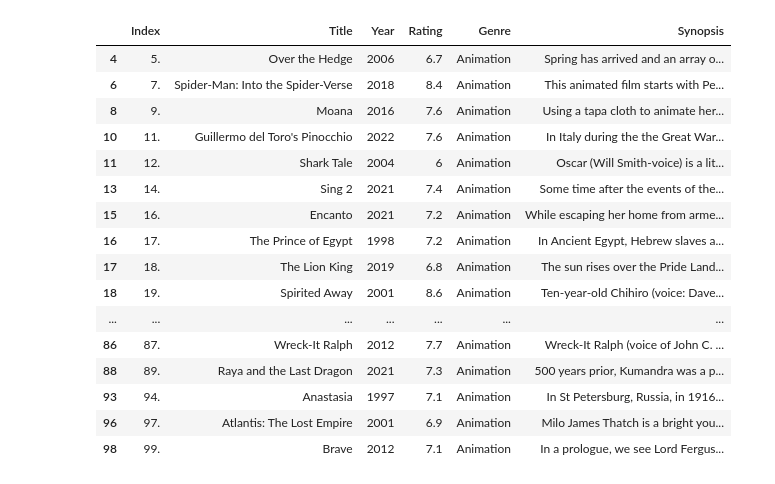
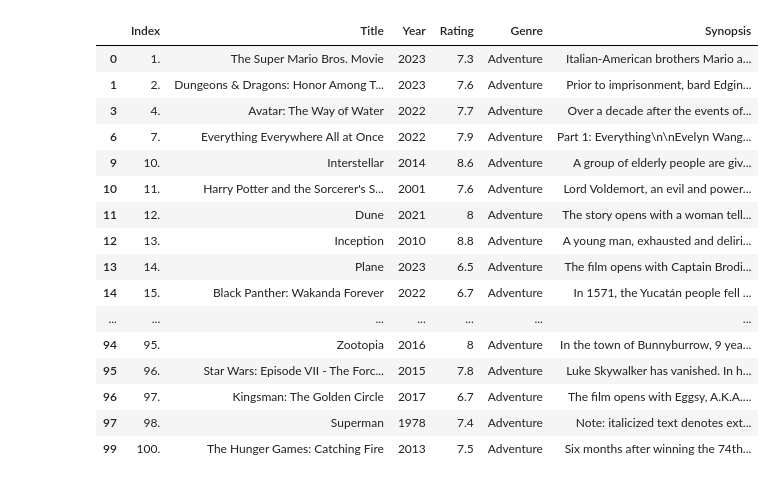
Before and after one commit to krisdev-h/sdsw-ucsb-IMDB-Family-and-Movie-Rating-Relationship-Project, a Jupyter notebook: Text_Search_Adventure.ipynb, the cells around one changed output. Cells and saved outputs as stored; diff of their text form; code cells hidden in the pictures.

Commit message:
Adventure (Family)

```diff
--- a/Text_Search_Adventure.ipynb
+++ b/Text_Search_Adventure.ipynb
@@ -135,51 +135,51 @@ def synopses(link):
 
 # Function that find family related words on the synopsis
 def text_search(synopsis_list):
     # The indices of the synopses that contain any of the keywords
     match_index_list = []
 
     keywords = ["family", "parenting", "father", "mother", "son", "daughter", "sibling", "brother", "sister", "marriage", "divorce", "blended family", "adoption",
                 "foster care", "custody", "inheritance", "legacy", "generations", "multigenerational", "family reunion", "family secrets", "family drama", "dysfunctional",
                 "dysfunctional family", "family conflict", "family relationships", "family values", "family ties", "parent-child relationship", "relationship",
                 "coming-of-age", "parenthood", "growing up", "childhood", "teenage years", "aging parents", "grandparents"]
 
     for i in range(len(synopsis_list)):
         for keyword in keywords:
             if keyword in synopsis_list[i]:
                 if i not in match_index_list:
                     match_index_list.append(i)
 
     return match_index_list
 
 # Call synopses function to put all synopses into list
-synopses("https://www.imdb.com/search/title/?title_type=feature&genres=animation&view=simple&ref_=adv_prv")
-synopses("https://www.imdb.com/search/title/?title_type=feature&genres=animation&view=simple&start=51&ref_=adv_nxt")
+synopses("https://www.imdb.com/search/title/?title_type=feature&num_votes=25000,&genres=adventure&view=simple")
+synopses("https://www.imdb.com/search/title/?title_type=feature&num_votes=25000,&genres=adventure&view=simple&start=51&ref_=adv_nxt")
 
 # Create Data Frame for Movie information
-df_animation_1 = pd.DataFrame(movie_table("https://www.imdb.com/search/title/?title_type=feature&genres=animation&view=simple&ref_=adv_prv"),
+df_animation_1 = pd.DataFrame(movie_table("https://www.imdb.com/search/title/?title_type=feature&num_votes=25000,&genres=adventure&view=simple"),
                             columns=['Index', 'Title', 'Year', 'Rating'])
-df_animation_2 = pd.DataFrame(movie_table("https://www.imdb.com/search/title/?title_type=feature&genres=animation&view=simple&start=51&ref_=adv_nxt"),
+df_animation_2 = pd.DataFrame(movie_table("https://www.imdb.com/search/title/?title_type=feature&num_votes=25000,&genres=adventure&view=simple&start=51&ref_=adv_nxt"),
                             columns=['Index', 'Title', 'Year', 'Rating'])
-df_animation = pd.concat([df_animation_1, df_animation_2], ignore_index=True).assign(Genre='Animation', Synopsis=synopsis_list)
+df_animation = pd.concat([df_animation_1, df_animation_2], ignore_index=True).assign(Genre='Adventure', Synopsis=synopsis_list)
 
 # Output information of movies that contain family keywords
 pd.set_option('display.max_rows', None)
 df_animation.iloc[text_search(synopsis_list)]
 # %% [output]
 |  | Index | Title | Year | Rating | Genre | Synopsis |
-| 4 | 5. | Over the Hedge | 2006 | 6.7 | Animation | Spring has arrived and an array o... |
-| 6 | 7. | Spider-Man: Into the Spider-Verse | 2018 | 8.4 | Animation | This animated film starts with Pe... |
-| 8 | 9. | Moana | 2016 | 7.6 | Animation | Using a tapa cloth to animate her... |
-| 10 | 11. | Guillermo del Toro's Pinocchio | 2022 | 7.6 | Animation | In Italy during the the Great War... |
-| 11 | 12. | Shark Tale | 2004 | 6 | Animation | Oscar (Will Smith-voice) is a lit... |
-| 13 | 14. | Sing 2 | 2021 | 7.4 | Animation | Some time after the events of the... |
-| 15 | 16. | Encanto | 2021 | 7.2 | Animation | While escaping her home from arme... |
-| 16 | 17. | The Prince of Egypt | 1998 | 7.2 | Animation | In Ancient Egypt, Hebrew slaves a... |
-| 17 | 18. | The Lion King | 2019 | 6.8 | Animation | The sun rises over the Pride Land... |
-| 18 | 19. | Spirited Away | 2001 | 8.6 | Animation | Ten-year-old Chihiro (voice: Dave... |
+| 0 | 1. | The Super Mario Bros. Movie | 2023 | 7.3 | Adventure | Italian-American brothers Mario a... |
+| 1 | 2. | Dungeons & Dragons: Honor Among T... | 2023 | 7.6 | Adventure | Prior to imprisonment, bard Edgin... |
+| 3 | 4. | Avatar: The Way of Water | 2022 | 7.7 | Adventure | Over a decade after the events of... |
+| 6 | 7. | Everything Everywhere All at Once | 2022 | 7.9 | Adventure | Part 1: Everything\n\nEvelyn Wang... |
+| 9 | 10. | Interstellar | 2014 | 8.6 | Adventure | A group of elderly people are giv... |
+| 10 | 11. | Harry Potter and the Sorcerer's S... | 2001 | 7.6 | Adventure | Lord Voldemort, an evil and power... |
+| 11 | 12. | Dune | 2021 | 8 | Adventure | The story opens with a woman tell... |
+| 12 | 13. | Inception | 2010 | 8.8 | Adventure | A young man, exhausted and deliri... |
+| 13 | 14. | Plane | 2023 | 6.5 | Adventure | The film opens with Captain Brodi... |
+| 14 | 15. | Black Panther: Wakanda Forever | 2022 | 6.7 | Adventure | In 1571, the Yucatán people fell ... |
 | ... | ... | ... | ... | ... | ... | ... |
-| 86 | 87. | Wreck-It Ralph | 2012 | 7.7 | Animation | Wreck-It Ralph (voice of John C. ... |
-| 88 | 89. | Raya and the Last Dragon | 2021 | 7.3 | Animation | 500 years prior, Kumandra was a p... |
-| 93 | 94. | Anastasia | 1997 | 7.1 | Animation | In St Petersburg, Russia, in 1916... |
-| 96 | 97. | Atlantis: The Lost Empire | 2001 | 6.9 | Animation | Milo James Thatch is a bright you... |
-| 98 | 99. | Brave | 2012 | 7.1 | Animation | In a prologue, we see Lord Fergus... |
+| 94 | 95. | Zootopia | 2016 | 8 | Adventure | In the town of Bunnyburrow, 9 yea... |
+| 95 | 96. | Star Wars: Episode VII - The Forc... | 2015 | 7.8 | Adventure | Luke Skywalker has vanished. In h... |
+| 96 | 97. | Kingsman: The Golden Circle | 2017 | 6.7 | Adventure | The film opens with Eggsy, A.K.A.... |
+| 97 | 98. | Superman | 1978 | 7.4 | Adventure | Note: italicized text denotes ext... |
+| 99 | 100. | The Hunger Games: Catching Fire | 2013 | 7.5 | Adventure | Six months after winning the 74th... |
```
